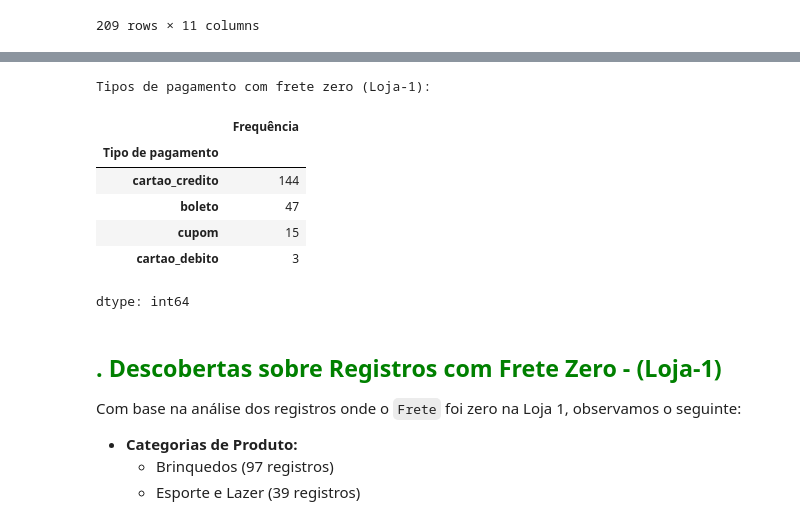
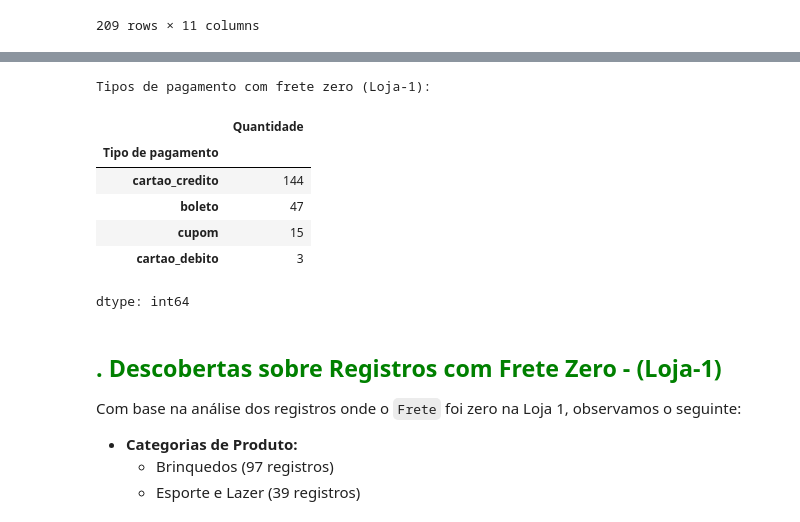
Before and after one commit to WBruni/Analise_Vendas_e_Desempenho_Loja, a Jupyter notebook: AluraStoreBrasil.ipynb, the cells around one changed output, grey strips where cells are left out. Saved outputs shown, nothing was run; the diff lists cells and outputs as text; code cells hidden in the pictures.

```diff
--- a/AluraStoreBrasil.ipynb
+++ b/AluraStoreBrasil.ipynb
@@ -284,12 +284,12 @@ Locais de compra com frete zero (Loja-1):
 dtype: int64
 # %%
 tipos_pagamento_com_frete_zero = frete_zero_loja1['Tipo de pagamento'].value_counts()
-tipos_pagamento_com_frete_zero.name = 'Frequência'
+tipos_pagamento_com_frete_zero.name = 'Quantidade'
 print("Tipos de pagamento com frete zero (Loja-1):")
 display(tipos_pagamento_com_frete_zero)
 # %% [output]
 Tipos de pagamento com frete zero (Loja-1):
-|  | Frequência |
+|  | Quantidade |
 | Tipo de pagamento |  |
 | cartao_credito | 144 |
 | boleto | 47 |
```
Also changed, not shown: parts of 70 cells of this notebook.
